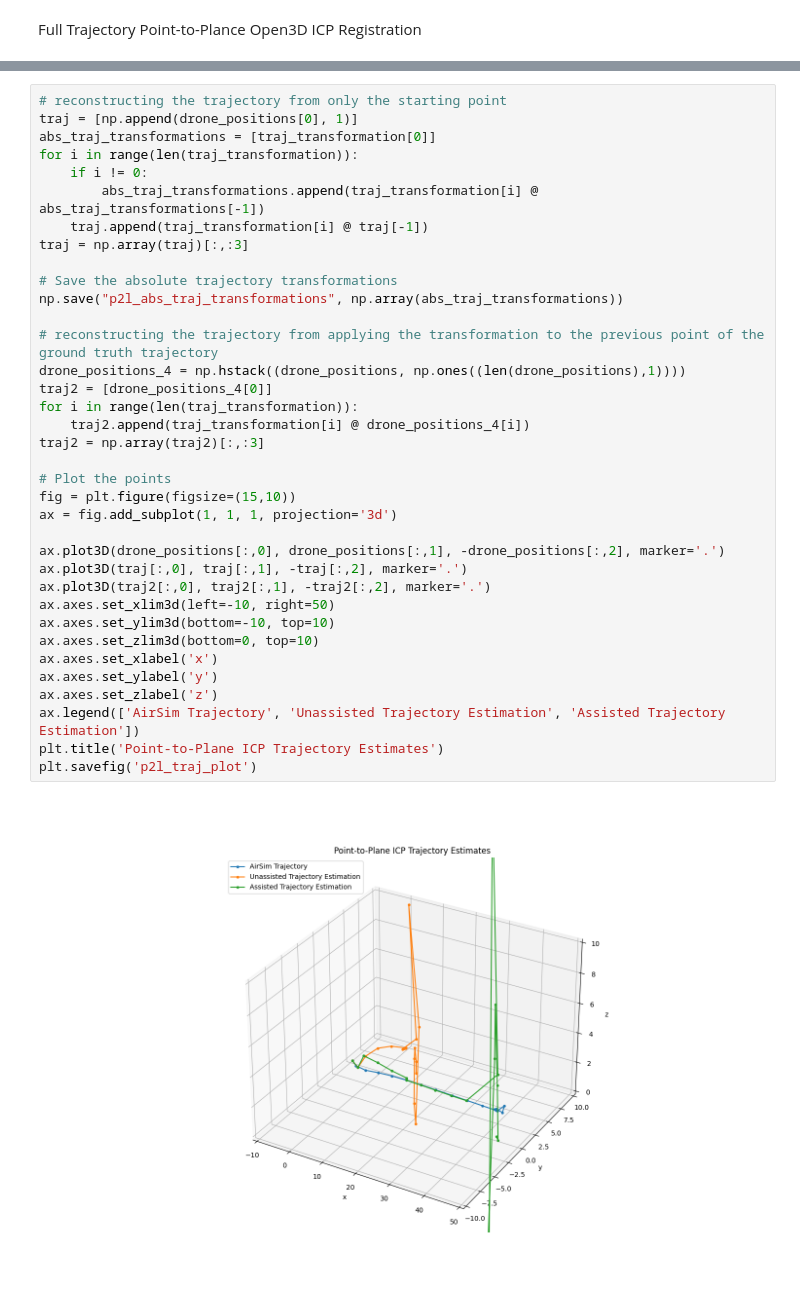
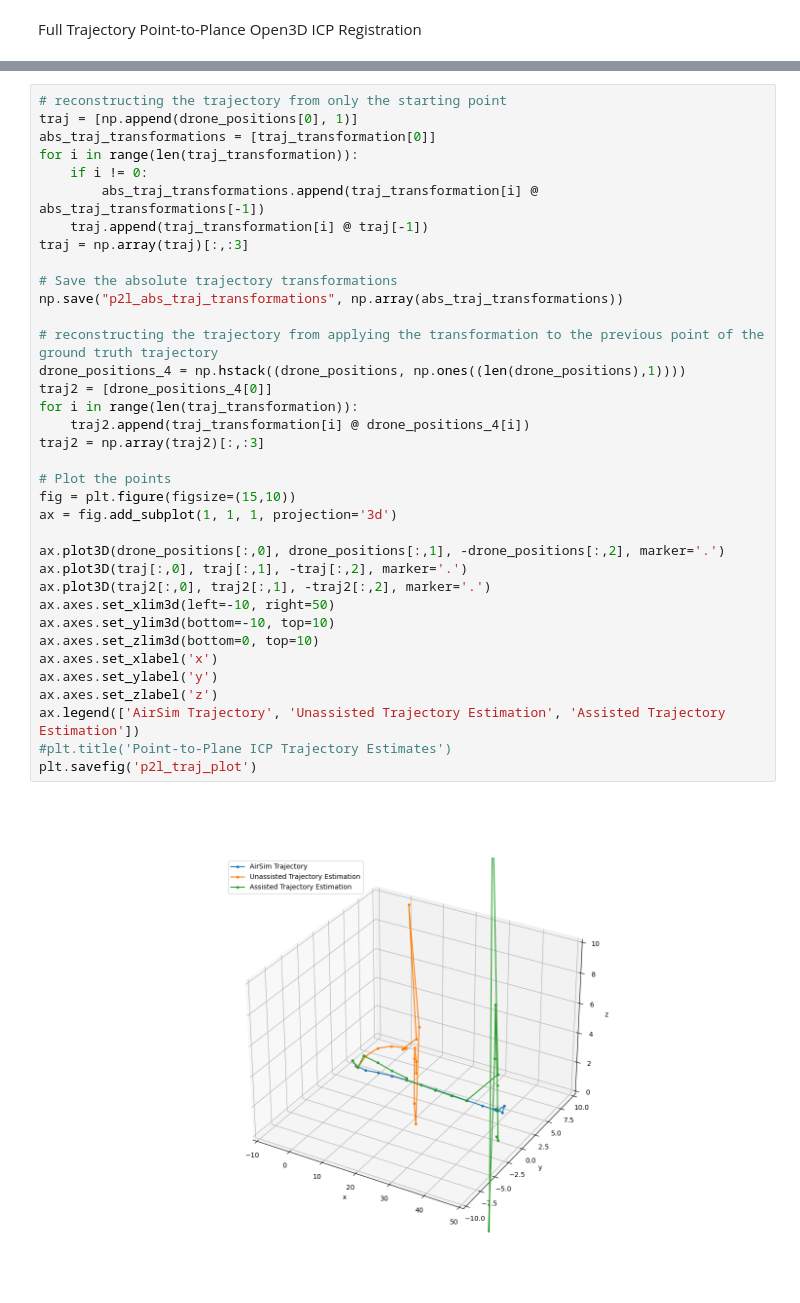
Before and after one commit to Stanford-NavLab/planeslam, a Jupyter notebook: notebooks/registration/point_to_plane_icp.ipynb, the cells around one changed output, grey strips where cells are left out. Drawn from its saved outputs; the diff is of its cells as text.

Commit message:
removed titles from plots

```diff
--- a/notebooks/registration/point_to_plane_icp.ipynb
+++ b/notebooks/registration/point_to_plane_icp.ipynb
@@ -170,32 +170,32 @@ for i in range(len(traj_transformation)):
         abs_traj_transformations.append(traj_transformation[i] @ abs_traj_transformations[-1])
     traj.append(traj_transformation[i] @ traj[-1])
 traj = np.array(traj)[:,:3]
 
 # Save the absolute trajectory transformations
 np.save("p2l_abs_traj_transformations", np.array(abs_traj_transformations))
 
 # reconstructing the trajectory from applying the transformation to the previous point of the ground truth trajectory
 drone_positions_4 = np.hstack((drone_positions, np.ones((len(drone_positions),1))))
 traj2 = [drone_positions_4[0]]
 for i in range(len(traj_transformation)):
     traj2.append(traj_transformation[i] @ drone_positions_4[i])
 traj2 = np.array(traj2)[:,:3]
 
 # Plot the points
 fig = plt.figure(figsize=(15,10))
 ax = fig.add_subplot(1, 1, 1, projection='3d')
 
 ax.plot3D(drone_positions[:,0], drone_positions[:,1], -drone_positions[:,2], marker='.')
 ax.plot3D(traj[:,0], traj[:,1], -traj[:,2], marker='.')
 ax.plot3D(traj2[:,0], traj2[:,1], -traj2[:,2], marker='.')
 ax.axes.set_xlim3d(left=-10, right=50)
 ax.axes.set_ylim3d(bottom=-10, top=10)
 ax.axes.set_zlim3d(bottom=0, top=10)
 ax.axes.set_xlabel('x')
 ax.axes.set_ylabel('y')
 ax.axes.set_zlabel('z')
 ax.legend(['AirSim Trajectory', 'Unassisted Trajectory Estimation', 'Assisted Trajectory Estimation'])
-plt.title('Point-to-Plane ICP Trajectory Estimates')
+#plt.title('Point-to-Plane ICP Trajectory Estimates')
 plt.savefig('p2l_traj_plot')
 # %% [output]
-[figure, old version]
+[figure, new version]
```
Also changed, not shown: parts of 3 cells of this notebook.
